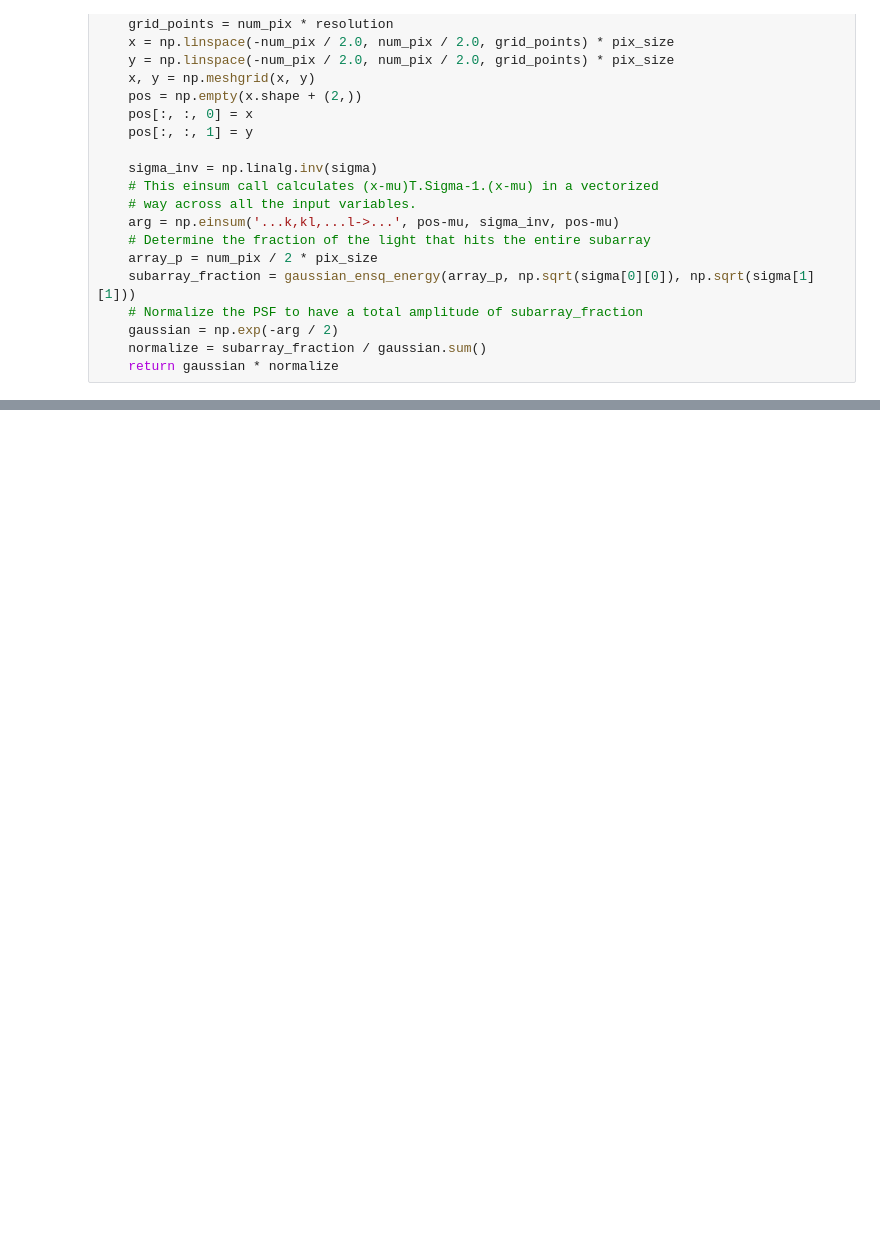
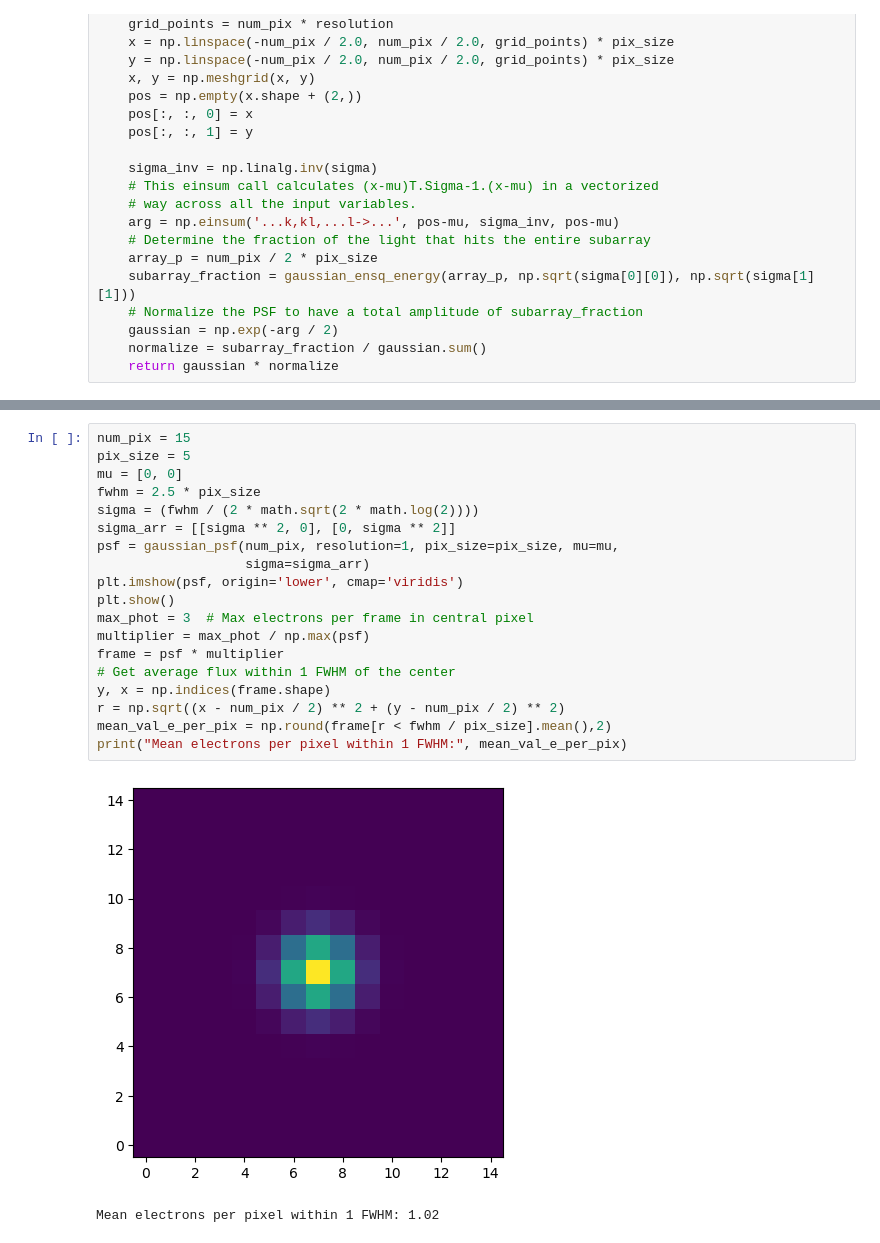
Before and after one commit to ChrisLayden/RTN-corrector, a Jupyter notebook: Test Code/pixel_mask_testing.ipynb, the cells around one changed output, grey strips where cells are left out. Cells and saved outputs as stored; diff of their text form; blank space fills up the shorter version.

```diff
--- a/Test Code/pixel_mask_testing.ipynb
+++ b/Test Code/pixel_mask_testing.ipynb
@@ -238,0 +225,22 @@ def get_snr_options_mc(frame, frac_rtn_pix, sigma_no_rtn, sigma_rtn, sigma_rtn_c
+# %%
+num_pix = 15
+pix_size = 5
+mu = [0, 0]
+fwhm = 2.5 * pix_size
+sigma = (fwhm / (2 * math.sqrt(2 * math.log(2))))
+sigma_arr = [[sigma ** 2, 0], [0, sigma ** 2]]
+psf = gaussian_psf(num_pix, resolution=1, pix_size=pix_size, mu=mu,
+                   sigma=sigma_arr)
+plt.imshow(psf, origin='lower', cmap='viridis')
+plt.show()
+max_phot = 3  # Max electrons per frame in central pixel
+multiplier = max_phot / np.max(psf)
+frame = psf * multiplier
+# Get average flux within 1 FWHM of the center
+y, x = np.indices(frame.shape)
+r = np.sqrt((x - num_pix / 2) ** 2 + (y - num_pix / 2) ** 2)
+mean_val_e_per_pix = np.round(frame[r < fwhm / pix_size].mean(),2)
+print("Mean electrons per pixel within 1 FWHM:", mean_val_e_per_pix)
+# %% [output]
+[figure, new version]
+Mean electrons per pixel within 1 FWHM: 1.02
```
Also changed, not shown: parts of 18 cells of this notebook, 7 other files.
